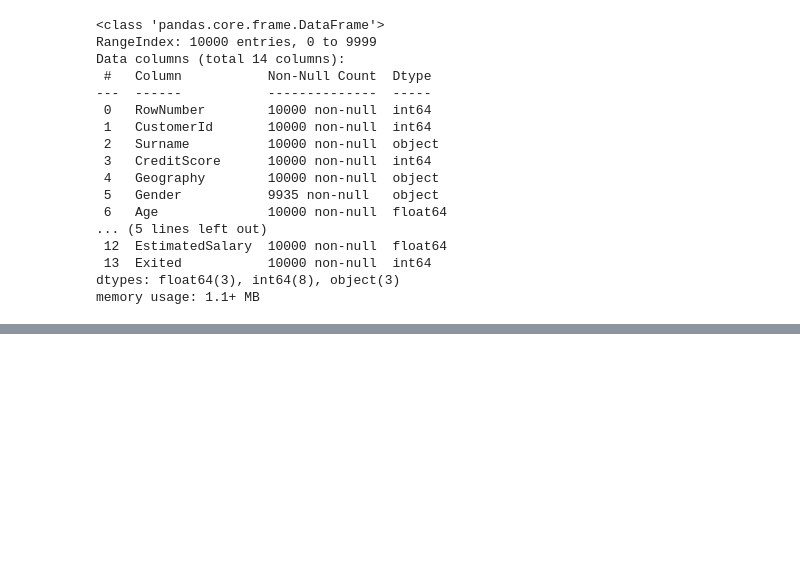
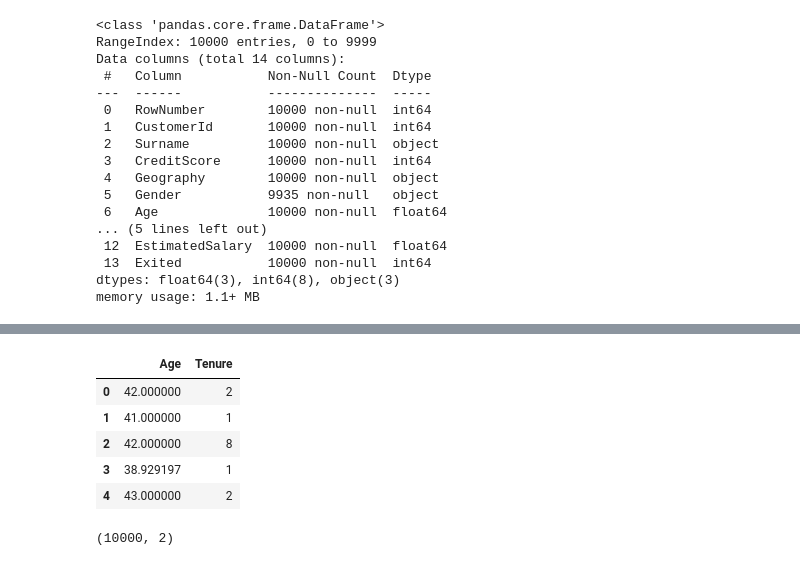
Before and after one commit to Shakhoyat/eda-learning-journey, a Jupyter notebook: EDA by satyajit/Handling Missing Values/notebook.ipynb, the cells around one changed output, grey strips where cells are left out. Drawn from its saved outputs; the diff is of its cells as text; code cells hidden in the pictures; blank space fills up the shorter version.

```diff
--- a/EDA by satyajit/Handling Missing Values/notebook.ipynb
+++ b/EDA by satyajit/Handling Missing Values/notebook.ipynb
@@ -227,0 +277,14 @@ memory usage: 1.1+ MB
+# %%
+updated_df5= pd.DataFrame(df, columns=['Age', 'Tenure'])
+updated_df5.head()
+# %% [output]
+|  | Age | Tenure |
+| 0 | 42.000000 | 2 |
+| 1 | 41.000000 | 1 |
+| 2 | 42.000000 | 8 |
+| 3 | 38.929197 | 1 |
+| 4 | 43.000000 | 2 |
+# %%
+updated_df5.shape
+# %% [output]
+(10000, 2)
```
Also changed, not shown: parts of 10 cells of this notebook.
